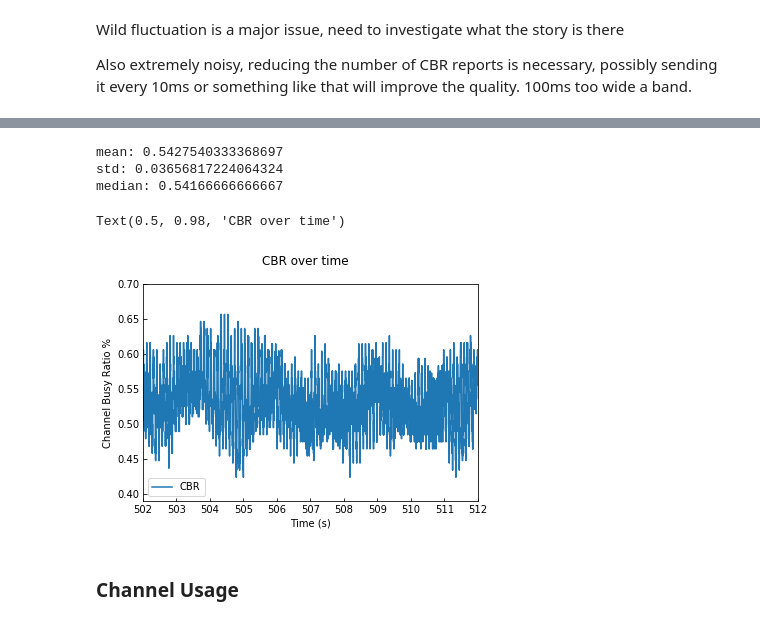
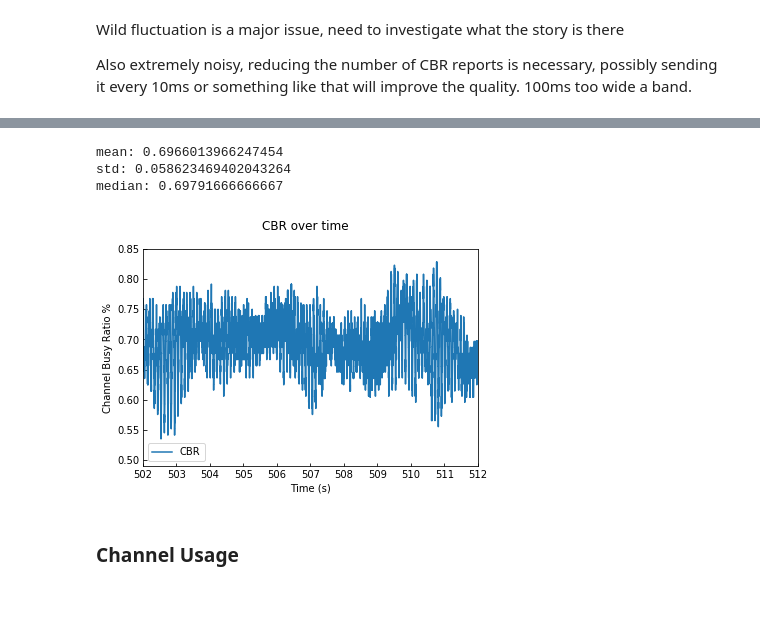
Before and after one commit to brianmc95/results-analysis, a Jupyter notebook: jupyter-notebooks/formal_graphs.ipynb, the cells around one changed output, grey strips where cells are left out. Drawn from its saved outputs; the diff is of its cells as text; code cells hidden in the pictures.

Commit message:
Most recent versions of res analysis, changes to logging and some new jupyter notebooks

```diff
--- a/jupyter-notebooks/formal_graphs.ipynb
+++ b/jupyter-notebooks/formal_graphs.ipynb
@@ -174,7 +174,7 @@ def errors_dist(distances, decoded, decoded_labels, errors, error_labels, plot_n
 # %% [markdown]
 ### CBR reporting
 # %%
-raw_data_folder = "/home/brian/git_repos/results-analysis/data/raw_data/cv2x/CBR"
+raw_data_folder = "/home/brian/git_repos/results-analysis/data/raw_data/cv2x/CBR-2"
 # %%
 first_file = True
 merged_df = pd.DataFrame()
@@ -182,9 +182,7 @@ for file in os.listdir(raw_data_folder):
     if ".csv" in file:
         result_file = raw_data_folder + "/" + file
         if first_file:
-            print(result_file)
             merged_df = pd.read_csv(result_file)
             first_file = False
-            break
         else:
             merged_df.append(pd.read_csv(result_file))
@@ -223,30 +217,30 @@ reduced_merged_df.plot(x="Time", y="cbr", kind="line")
 # %%
-print("mean: {}".format(node_23_reduced_df["cbr"].mean()))
-print("std: {}".format(node_23_reduced_df["cbr"].std()))
-print("median: {}".format(node_23_reduced_df["cbr"].median()))
+print("mean: {}".format(reduced_merged_df["cbr"].mean()))
+print("std: {}".format(reduced_merged_df["cbr"].std()))
+print("median: {}".format(reduced_merged_df["cbr"].median()))
 # %% [output]
-mean: 0.5427540333368697
-std: 0.03656817224064324
-median: 0.54166666666667
+mean: 0.6966013966247454
+std: 0.058623469402043264
+median: 0.69791666666667
 # %%
 fig, ax = plt.subplots()
 
 ax.plot(node_23_df["Time"], node_23_df["cbr"], label="CBR")
 
 ax.set(xlabel='Time (s)', ylabel='Channel Busy Ratio %')
 ax.legend(loc='lower left')
 ax.tick_params(direction='in')
 
-ax.set_ylim([0.39, 0.7])
-plt.yticks(np.arange(0.4, 0.71, step=0.05))
+ax.set_ylim([0.49, 0.85])
+plt.yticks(np.arange(0.5, 0.86, step=0.05))
 
 ax.set_xlim([min(node_23_df["Time"] + 2), (max(node_23_df["Time"]))])
 plt.xticks(np.arange(min(node_23_df["Time"] + 2), (max(node_23_df["Time"]) + 1), step=1))
 
 fig.suptitle("CBR over time", fontsize=12)
+plt.savefig("CBR_sci_info_record.png", dpi=300)
 # %% [output]
-Text(0.5, 0.98, 'CBR over time')
-[figure, old version]
+[figure, new version]
 # %% [markdown]
 ### Channel Usage
 # %%
```
Also changed, not shown: parts of 35 cells of this notebook, 1 other file.
